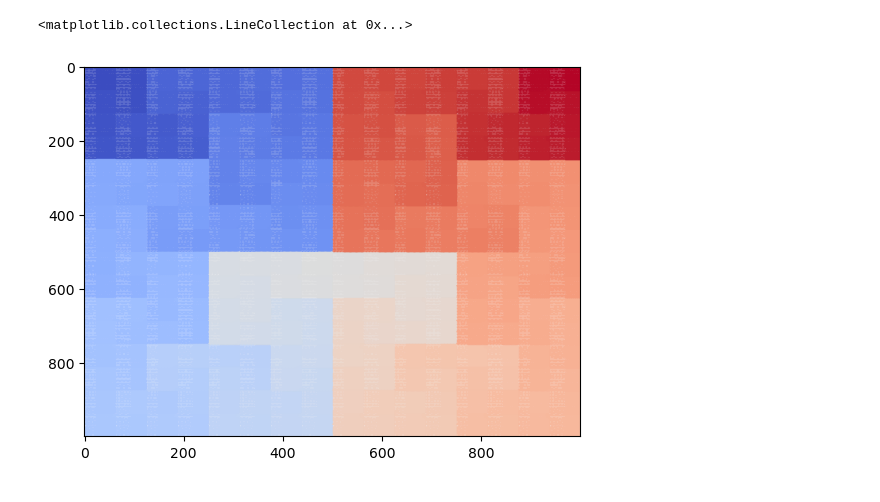
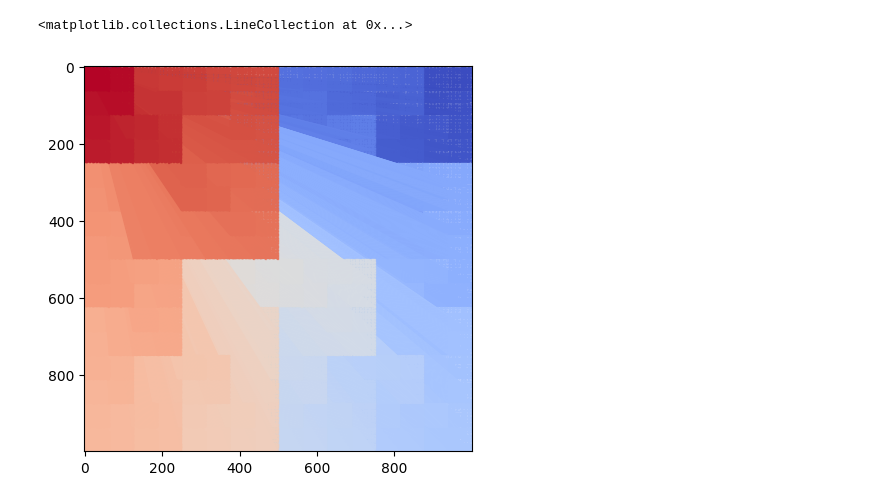
Before and after one commit to celmarguimaraes/space_filling_curves, a Jupyter notebook: main.ipynb, the cells around one changed output. Cells and saved outputs as stored; diff of their text form; code cells hidden in the pictures.

```diff
--- a/main.ipynb
+++ b/main.ipynb
@@ -33,12 +85,12 @@ plot_curve(num_el, curve1)
 # %%
 height = 1000
 width = 1000
 dim = Dimension(width, height)
 num_el = width * height
 
-curve = PseudoPeanoHilbertCurve(num_el, dim, 0, False)
+curve = PseudoHilbertCurve(num_el, dim, 0, True)
 
 plot_curve(num_el, curve, linewidth=1)
 # %% [output]
 <matplotlib.collections.LineCollection at 0x...>
-[figure, old version]
+[figure, new version]
```
Also changed, not shown: parts of 7 cells of this notebook, 3 other files.
